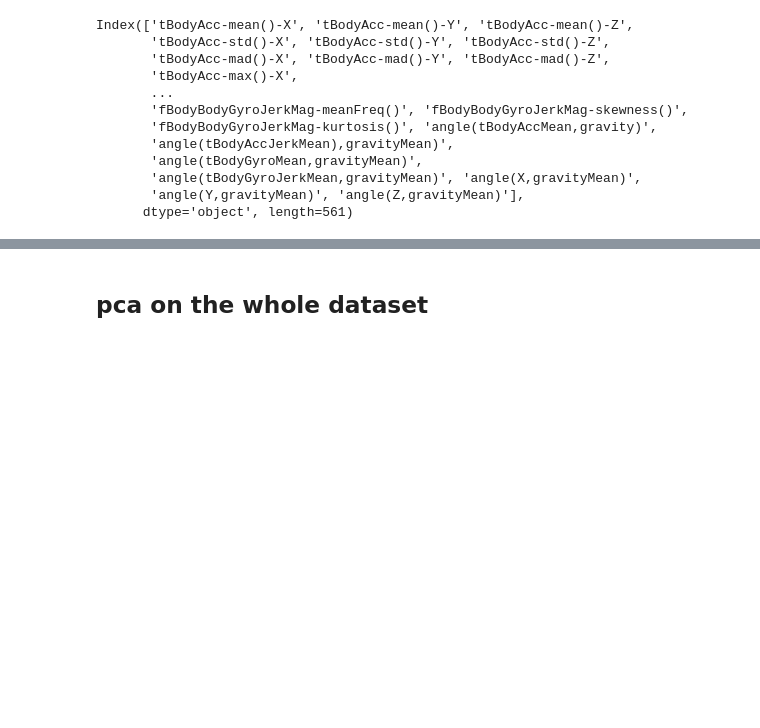
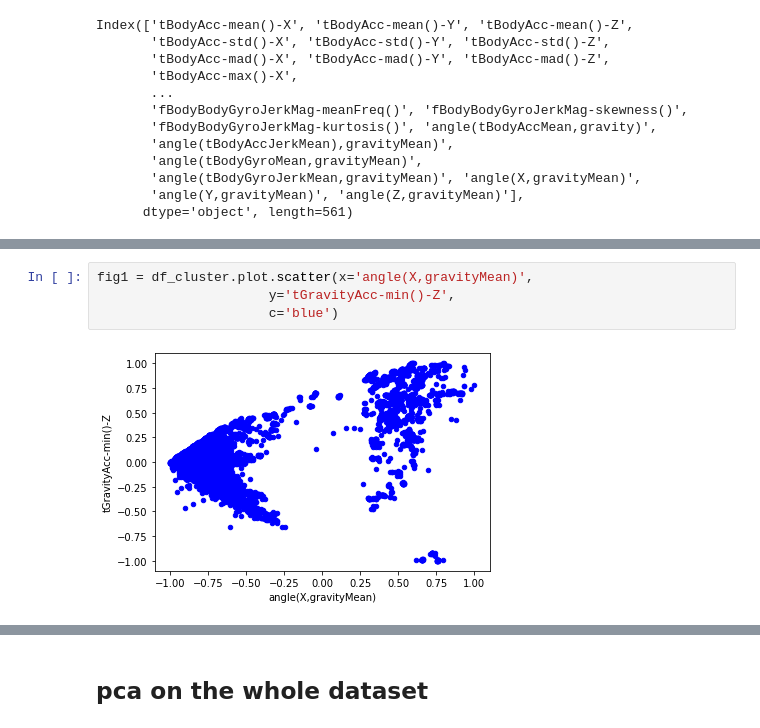
Before and after one commit to tatiana-martinez/ML_Cluster_HumanActivity_Smartphones, a Jupyter notebook: Human_Activity_Smartphones.ipynb, the cells around one changed output, grey strips where cells are left out. Saved outputs shown, nothing was run; the diff lists cells and outputs as text; blank space fills up the shorter version.

```diff
--- a/Human_Activity_Smartphones.ipynb
+++ b/Human_Activity_Smartphones.ipynb
@@ -1551,0 +1635,6 @@ model.score(df_cluster)
+# %%
+fig1 = df_cluster.plot.scatter(x='angle(X,gravityMean)',
+                      y='tGravityAcc-min()-Z',
+                      c='blue')
+# %% [output]
+[figure, added]
```
Also changed, not shown: parts of 27 cells of this notebook.
